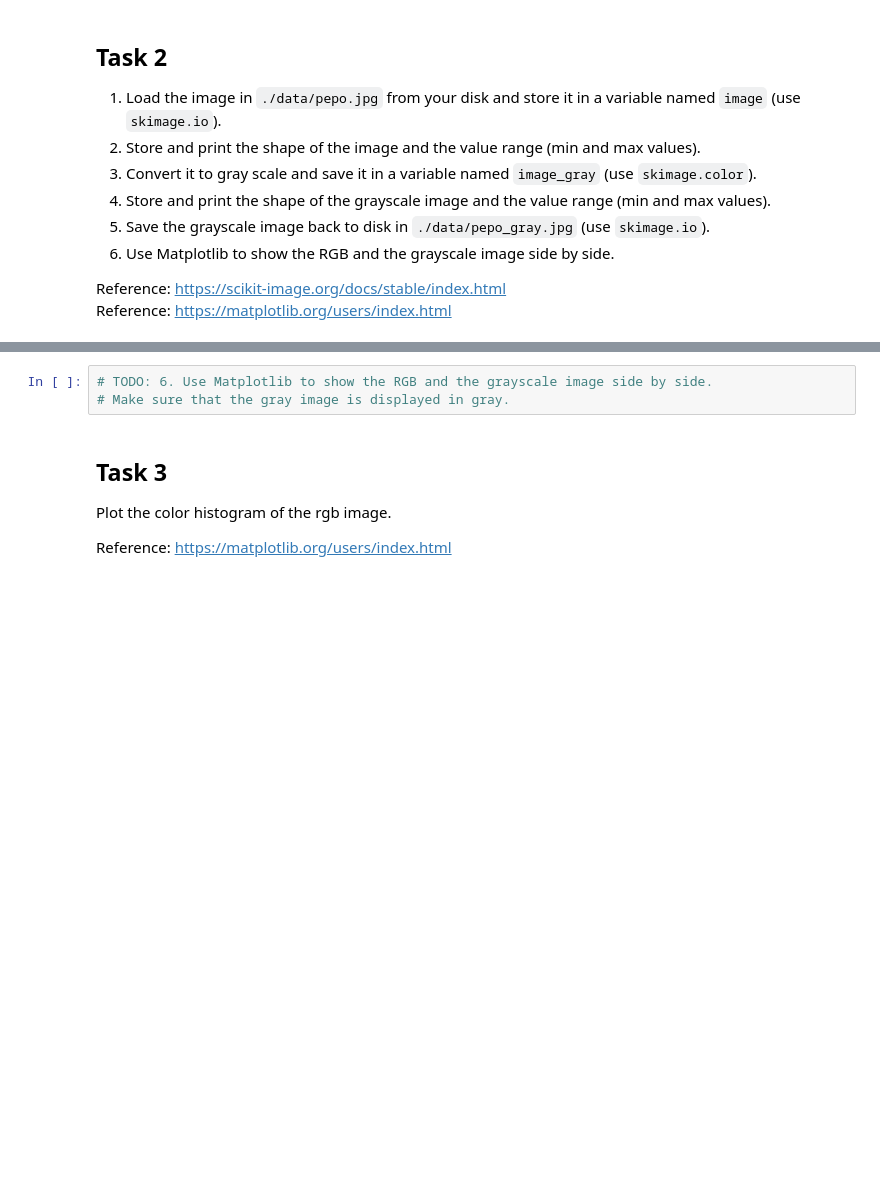
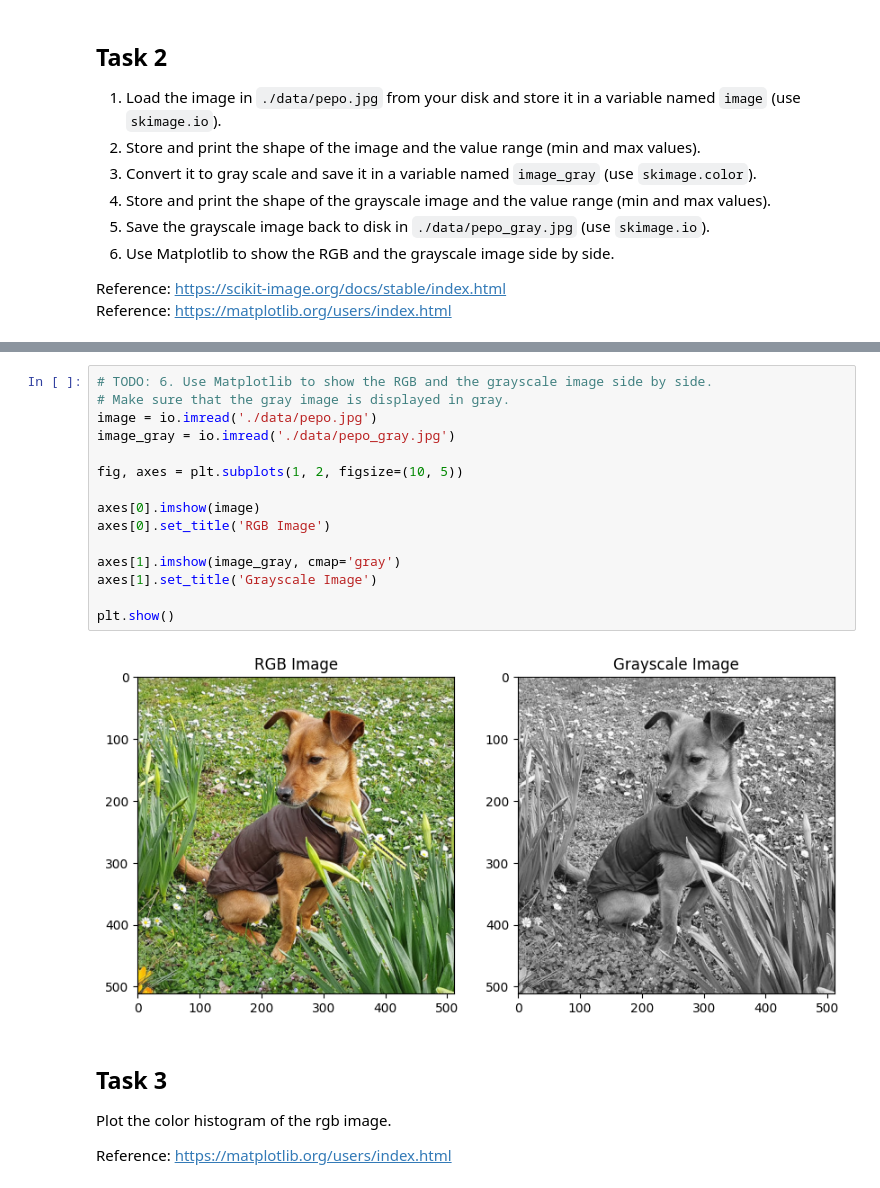
Before and after one commit to tenjust/3dcv-students, a Jupyter notebook: 1.0-tl-scientific-python.ipynb, the cells around one changed output, grey strips where cells are left out. Drawn from its saved outputs; the diff is of its cells as text; blank space fills up the shorter version.

```diff
--- a/1.0-tl-scientific-python.ipynb
+++ b/1.0-tl-scientific-python.ipynb
@@ -145,6 +159,20 @@ print(f'Grayscale image max: {grayscale_max}')
 # %%
 # TODO: 6. Use Matplotlib to show the RGB and the grayscale image side by side.
 # Make sure that the gray image is displayed in gray.
+image = io.imread('./data/pepo.jpg')
+image_gray = io.imread('./data/pepo_gray.jpg')
+
+fig, axes = plt.subplots(1, 2, figsize=(10, 5))
+
+axes[0].imshow(image)
+axes[0].set_title('RGB Image')
+
+axes[1].imshow(image_gray, cmap='gray')
+axes[1].set_title('Grayscale Image')
+
+plt.show()
+# %% [output]
+[figure, added]
 # %% [markdown]
 ## Task 3
 
```
Also changed, not shown: parts of 6 cells of this notebook, 1 other file.
